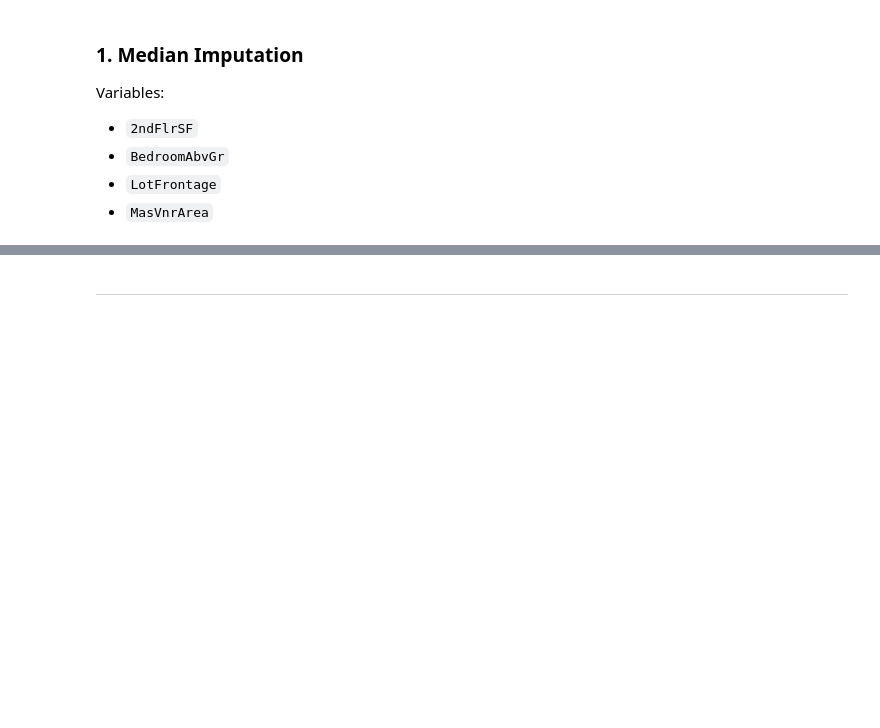
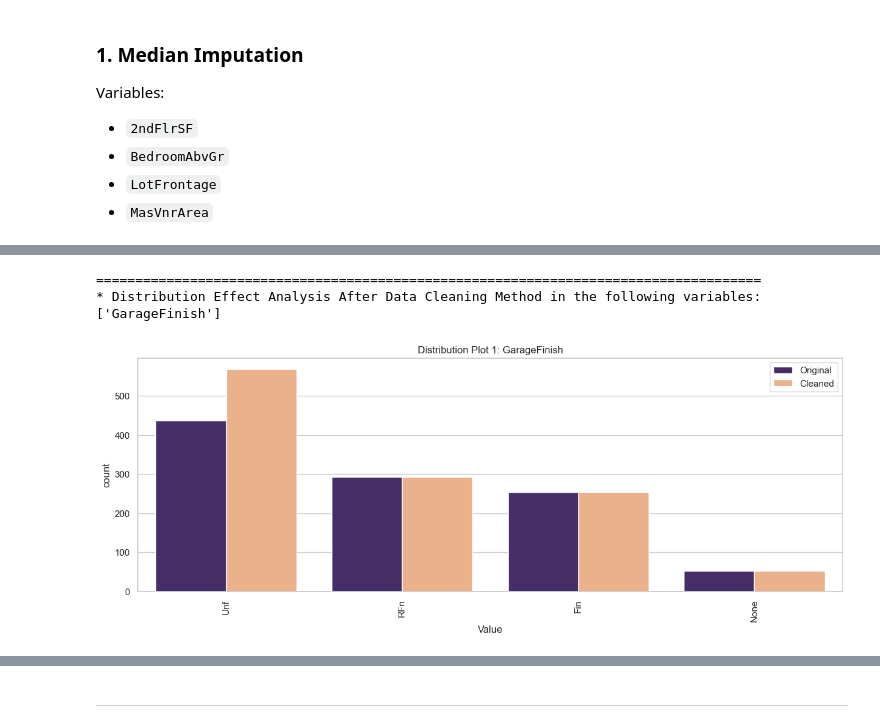
Before and after one commit to frankiesanjana/housing-price-predictor, a Jupyter notebook: jupyter_notebooks/02-data-cleaning.ipynb, the cells around one changed output, grey strips where cells are left out. Cells and saved outputs as stored; diff of their text form; code cells hidden in the pictures; blank space fills up the shorter version.

```diff
--- a/jupyter_notebooks/02-data-cleaning.ipynb
+++ b/jupyter_notebooks/02-data-cleaning.ipynb
@@ -428,0 +483,12 @@ Variables:
+# %%
+vars_categorical_frequent = ['GarageFinish']
+imputer = CategoricalImputer(imputation_method='frequent', variables=vars_categorical_frequent)
+df_method = imputer.fit_transform(TrainSet)
+data_cleaning_effect(df_original=TrainSet,
+                     df_cleaned=df_method,
+                     variables_applied_with_method=vars_categorical_frequent)
+# %% [output]
+=====================================================================================
+* Distribution Effect Analysis After Data Cleaning Method in the following variables:
+['GarageFinish']
+[figure, added]
```
Also changed, not shown: parts of 10 cells of this notebook.
